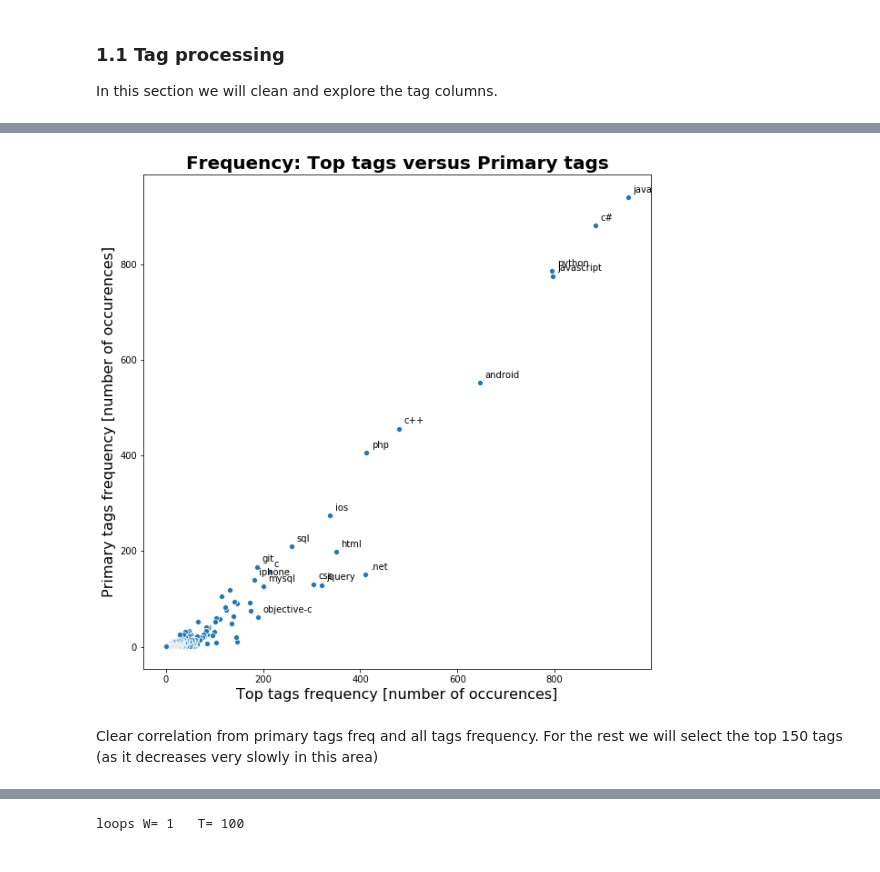
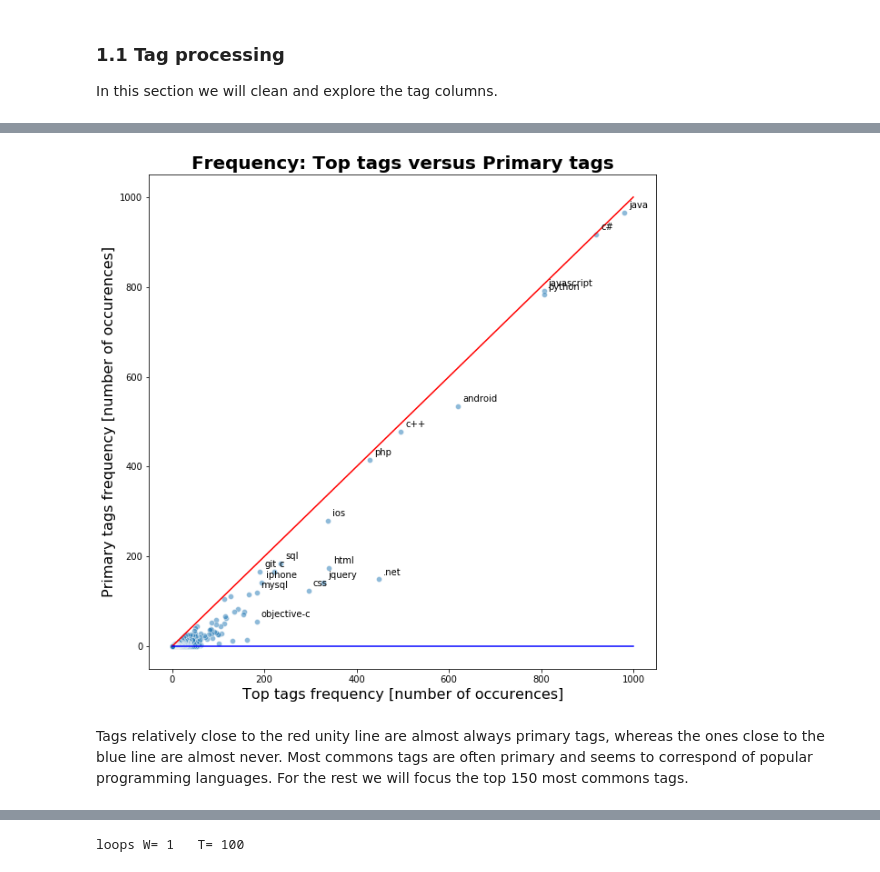
Before and after one commit to Umercia/NLP_Stackoverflow, a Jupyter notebook: Stackoverflow analysis.ipynb, the cells around one changed output, grey strips where cells are left out. Cells and saved outputs as stored; diff of their text form; code cells hidden in the pictures.

```diff
--- a/Stackoverflow analysis.ipynb
+++ b/Stackoverflow analysis.ipynb
@@ -149,22 +154,31 @@ plt.show()
 # %%
-# relation in-beetwee frequency on top tags and primary tags
+# Relation in-between frequency for top tags versus primary tags
+import numpy as np
+
+# plot
 plt.figure(figsize=(10, 10))
 plt.title("Frequency: Top tags versus Primary tags", fontweight="bold", size = 20)
-sns.scatterplot(x="freq_all", y="freq_primary", data=df)
-# plt.scatter(x="freq_all", y="freq_primary", data=df, label="Total",marker="+", s=75)
+sns.scatterplot(x="freq_all", y="freq_primary", data=df, alpha=0.5)
 
+# text annotations
 for i in range(0,18):
     plt.annotate(df.loc[i,"tags"],
                  (df.loc[i,"freq_all"]+10, df.loc[i,"freq_primary"]+10),
                  size=10)
 
+# unity line
+u = np.linspace(0,1000,10)
+plt.plot(u,u, c="red")
+plt.plot(u,u*0, c="blue")
+
 plt.xlabel("Top tags frequency [number of occurences]", size=16)
 plt.ylabel("Primary tags frequency [number of occurences]", size=16)
 plt.show()
 # %% [output]
-[figure, old version]
+[figure, new version]
-# %% [markdown]
-Clear correlation from primary tags freq and all tags frequency. For the rest we will select the top 150 tags (as it decreases very slowly in this area)
+# %% [markdown]
+Tags relatively close to the red unity line are almost always primary tags, whereas the ones close to the blue line are almost never. Most commons tags are often primary and seems to correspond of popular programming languages.
+For the rest we will focus the top 150 most commons tags.
 # %%
 # creaton of top tag list
 top_n = 150
```
Also changed, not shown: parts of 73 cells of this notebook.
